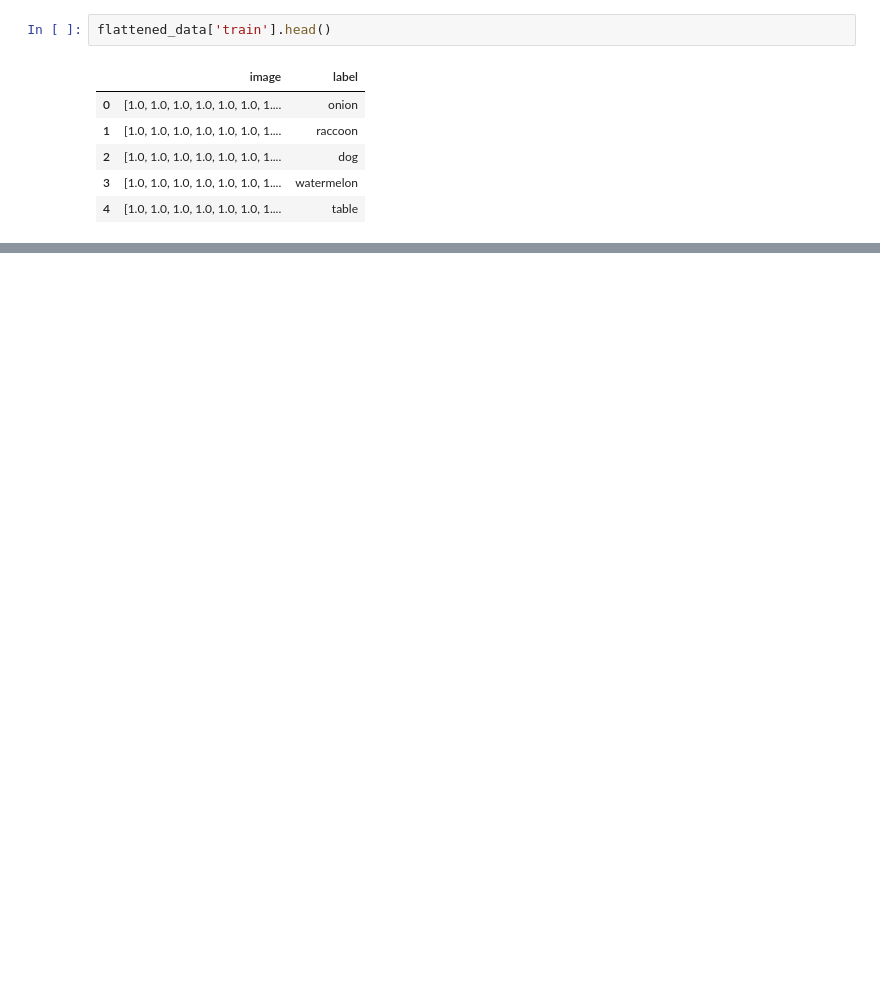
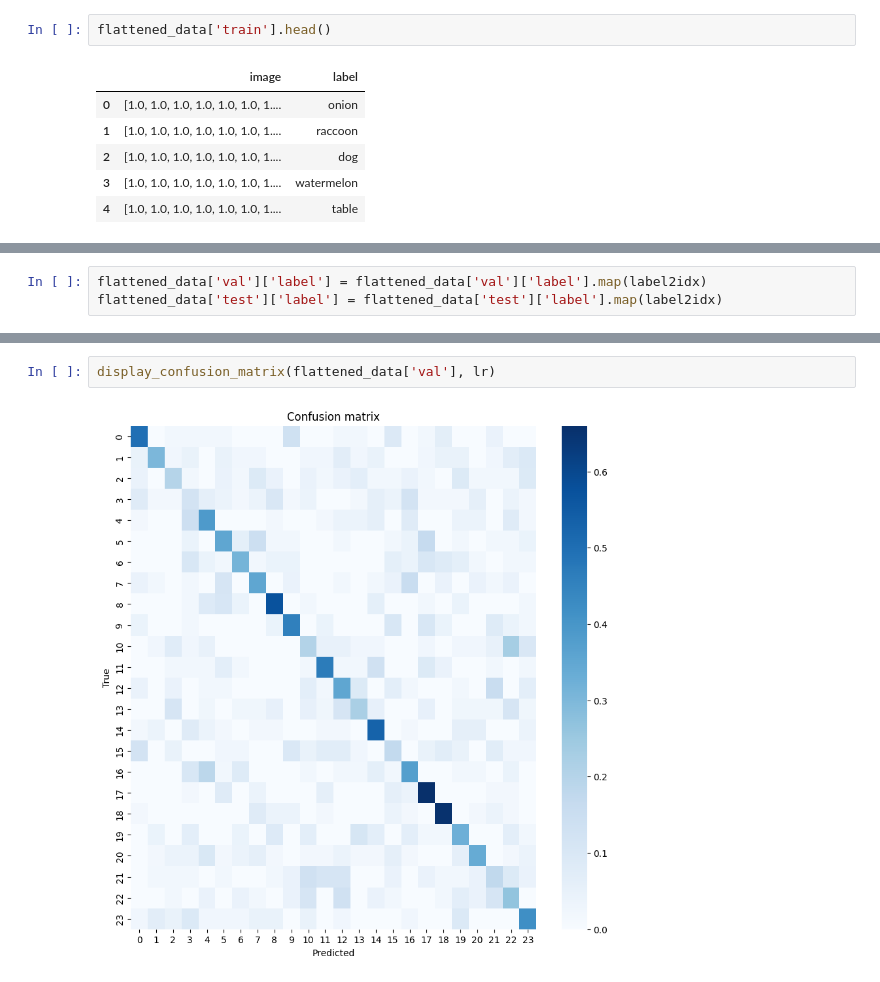
Before and after one commit to mlengineershub/QuickDraw-ML, a Jupyter notebook: experiments/sklearn_exploration.ipynb, the cells around one changed output, grey strips where cells are left out. Saved outputs shown, nothing was run; the diff lists cells and outputs as text; blank space fills up the shorter version.

```diff
--- a/experiments/sklearn_exploration.ipynb
+++ b/experiments/sklearn_exploration.ipynb
@@ -249,3 +265,6 @@ idx2label = {idx: label for label, idx in label2idx.items()}
+# %%
+flattened_data['val']['label'] = flattened_data['val']['label'].map(label2idx)
+flattened_data['test']['label'] = flattened_data['test']['label'].map(label2idx)
 # %%
 gnb = GaussianNB()
 
@@ -252,0 +345,4 @@ gnb.fit(flattened_data['train']['image'].tolist(), flattened_data['train']['labe
+# %%
+display_confusion_matrix(flattened_data['val'], lr)
+# %% [output]
+[figure, added]
```
Also changed, not shown: parts of 25 cells of this notebook, 4 other files.
